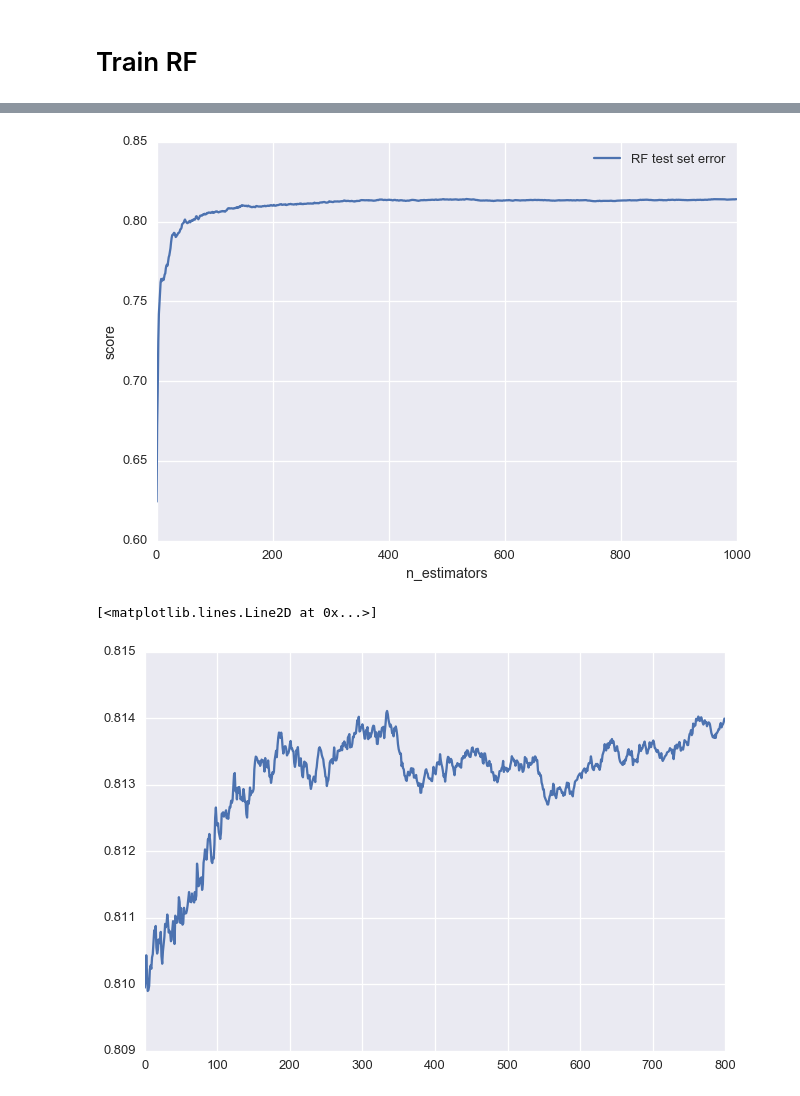
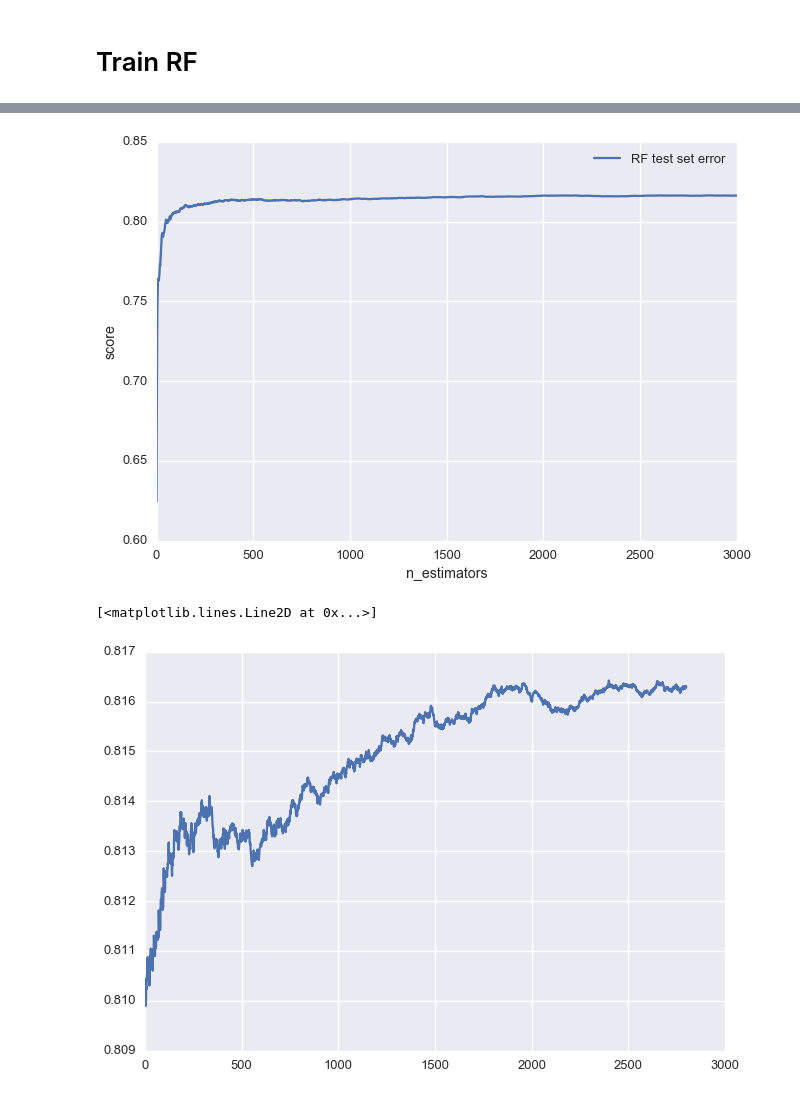
Before and after one commit to alexsyrom/kaggle-ml-train-1, a Jupyter notebook: solutionA.ipynb, the cells around one changed output, grey strips where cells are left out. Cells and saved outputs as stored; diff of their text form; code cells hidden in the pictures.

```diff
--- a/solutionA.ipynb
+++ b/solutionA.ipynb
@@ -68,12 +69,12 @@ def plot_score_graph(clf, X_train, X_test, y_train, y_test, scorer, prefix, prin
     plt.xlabel('n_estimators')
     plt.ylabel('score')
     plt.legend()
-    return test_score
+    return test_score, clf
 # %%
 %%time
 
-n_estimators = 1000
-test_score = plot_score_graph(RFC(n_estimators=n_estimators, criterion='entropy', n_jobs=-1, random_state=42),
-                              x_subtrain, x_subtest, y_subtrain, y_subtest, roc_auc_score,
-                              prefix='RF', print_train=False)
+n_estimators = 3000
+test_score, clf = plot_score_graph(RFC(n_estimators=n_estimators, criterion='entropy', n_jobs=-1, random_state=42),
+                                   x_subtrain, x_subtest, y_subtrain, y_subtest, roc_auc_score,
+                                   prefix='RF', print_train=False)
 # %% [output]
@@ -82,7 +83,7 @@ Wall time: 40.5 s
-[figure, old version]
+[figure, new version]
 # %%
 plt.plot(test_score[200:])
 # %% [output]
 [<matplotlib.lines.Line2D at 0x...>]
-[figure, old version]
+[figure, new version]
 # %%
```
Also changed, not shown: parts of 3 cells of this notebook, 1 other file.
